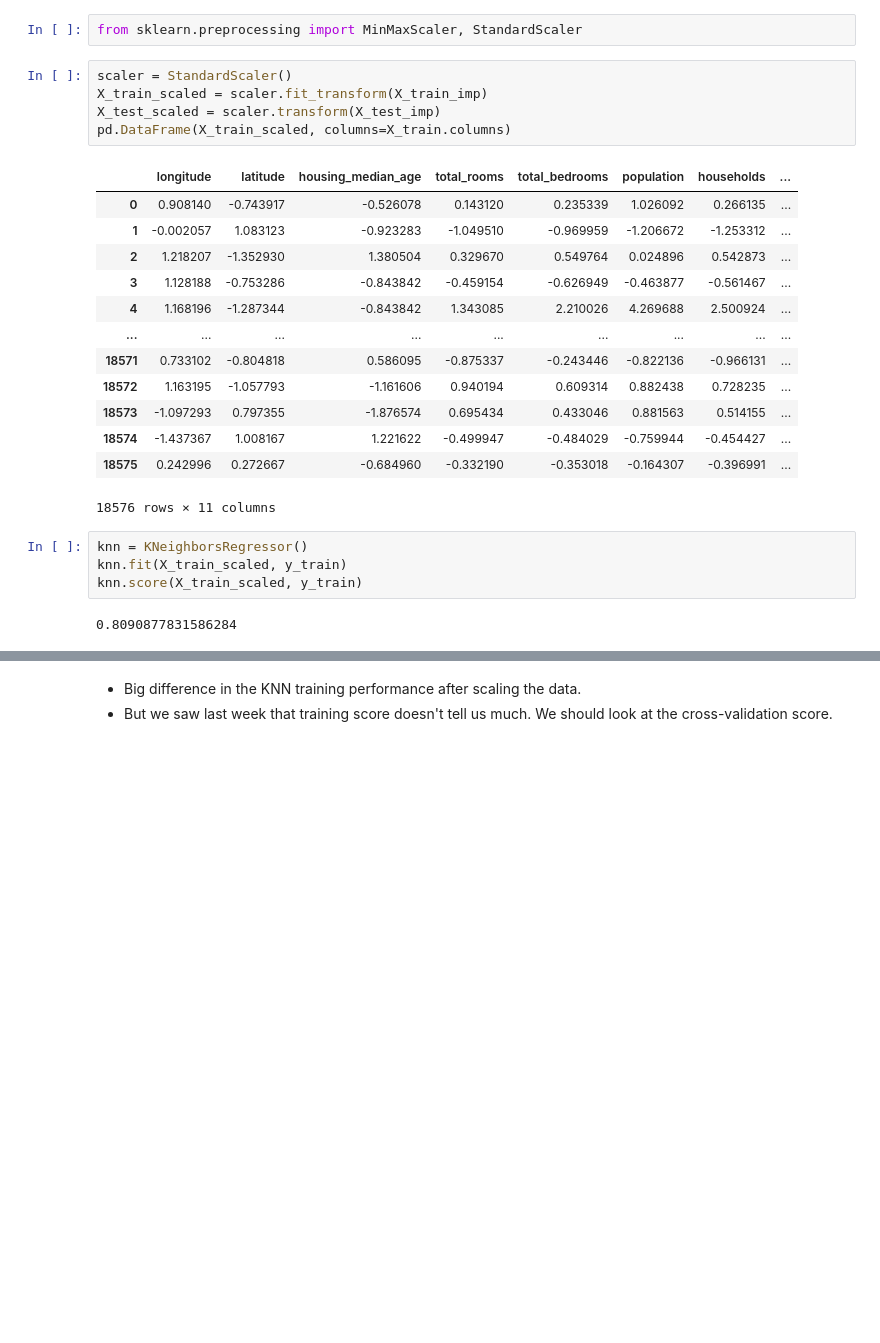
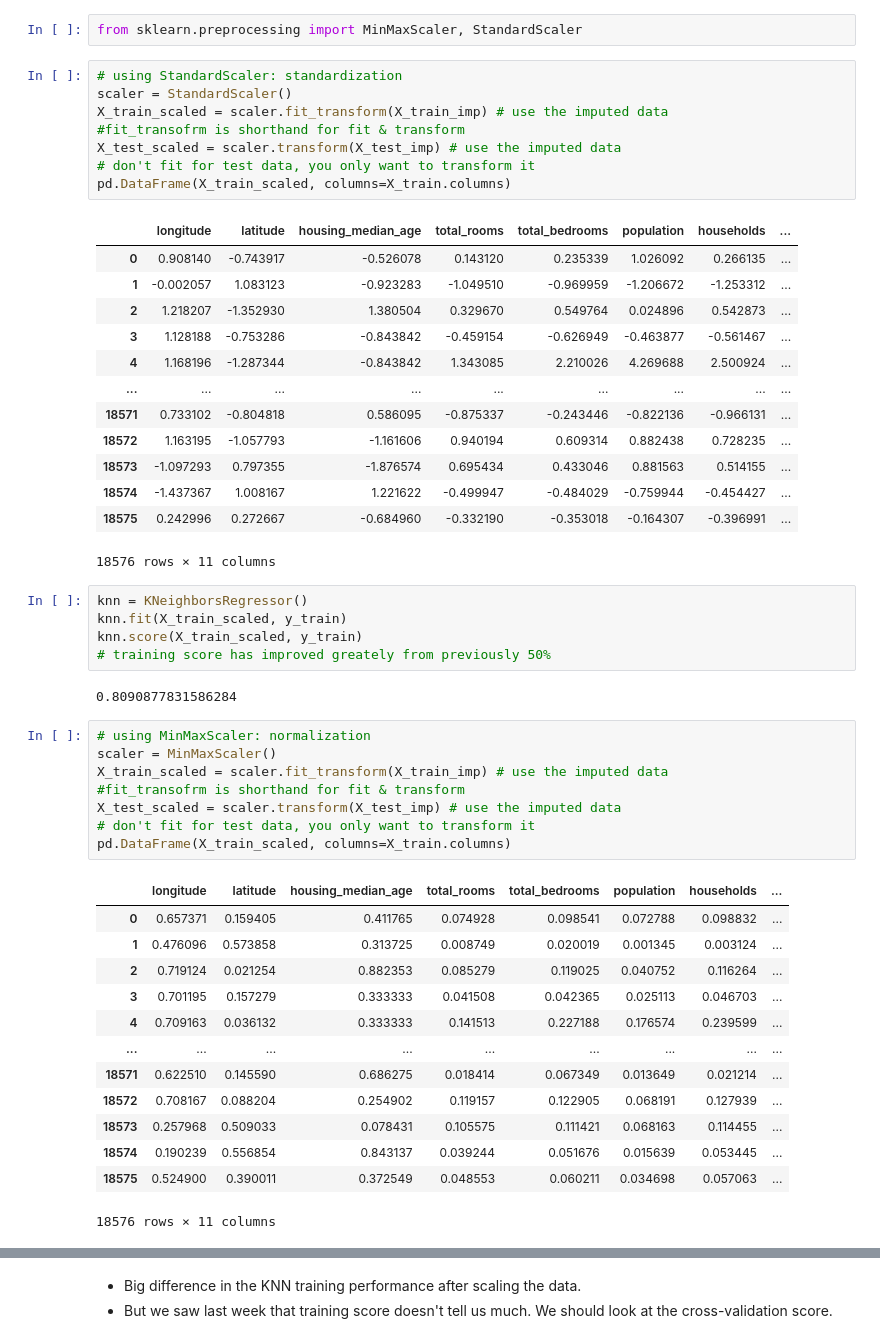
Before and after one commit to timtheteh/Applied-Machine-Learning, a Jupyter notebook: lectures/Giulia/05_preprocessing-pipelines.ipynb, the cells around one changed output, grey strips where cells are left out. Cells and saved outputs as stored; diff of their text form; blank space fills up the shorter version.

```diff
--- a/lectures/Giulia/05_preprocessing-pipelines.ipynb
+++ b/lectures/Giulia/05_preprocessing-pipelines.ipynb
@@ -514,9 +546,12 @@ mglearn.plots.plot_scaling()
 # %%
 from sklearn.preprocessing import MinMaxScaler, StandardScaler
 # %%
+# using StandardScaler: standardization
 scaler = StandardScaler()
-X_train_scaled = scaler.fit_transform(X_train_imp)
-X_test_scaled = scaler.transform(X_test_imp)
+X_train_scaled = scaler.fit_transform(X_train_imp) # use the imputed data
+#fit_transofrm is shorthand for fit & transform
+X_test_scaled = scaler.transform(X_test_imp) # use the imputed data
+# don't fit for test data, you only want to transform it
 pd.DataFrame(X_train_scaled, columns=X_train.columns)
 # %% [output]
 |  | longitude | latitude | housing_median_age | total_rooms | total_bedrooms | population | households | ... |
@@ -536,5 +571,28 @@ pd.DataFrame(X_train_scaled, columns=X_train.columns)
 knn = KNeighborsRegressor()
 knn.fit(X_train_scaled, y_train)
 knn.score(X_train_scaled, y_train)
+# training score has improved greately from previously 50%
 # %% [output]
 0.8090877831586284
+# %%
+# using MinMaxScaler: normalization
+scaler = MinMaxScaler()
+X_train_scaled = scaler.fit_transform(X_train_imp) # use the imputed data
+#fit_transofrm is shorthand for fit & transform
+X_test_scaled = scaler.transform(X_test_imp) # use the imputed data
+# don't fit for test data, you only want to transform it
+pd.DataFrame(X_train_scaled, columns=X_train.columns)
+# %% [output]
+|  | longitude | latitude | housing_median_age | total_rooms | total_bedrooms | population | households | ... |
+| 0 | 0.657371 | 0.159405 | 0.411765 | 0.074928 | 0.098541 | 0.072788 | 0.098832 | ... |
+| 1 | 0.476096 | 0.573858 | 0.313725 | 0.008749 | 0.020019 | 0.001345 | 0.003124 | ... |
+| 2 | 0.719124 | 0.021254 | 0.882353 | 0.085279 | 0.119025 | 0.040752 | 0.116264 | ... |
+| 3 | 0.701195 | 0.157279 | 0.333333 | 0.041508 | 0.042365 | 0.025113 | 0.046703 | ... |
+| 4 | 0.709163 | 0.036132 | 0.333333 | 0.141513 | 0.227188 | 0.176574 | 0.239599 | ... |
+| ... | ... | ... | ... | ... | ... | ... | ... | ... |
+| 18571 | 0.622510 | 0.145590 | 0.686275 | 0.018414 | 0.067349 | 0.013649 | 0.021214 | ... |
+| 18572 | 0.708167 | 0.088204 | 0.254902 | 0.119157 | 0.122905 | 0.068191 | 0.127939 | ... |
+| 18573 | 0.257968 | 0.509033 | 0.078431 | 0.105575 | 0.111421 | 0.068163 | 0.114455 | ... |
+| 18574 | 0.190239 | 0.556854 | 0.843137 | 0.039244 | 0.051676 | 0.015639 | 0.053445 | ... |
+| 18575 | 0.524900 | 0.390011 | 0.372549 | 0.048553 | 0.060211 | 0.034698 | 0.057063 | ... |
+18576 rows × 11 columns
```
Also changed, not shown: parts of 24 cells of this notebook, 3 other files.
